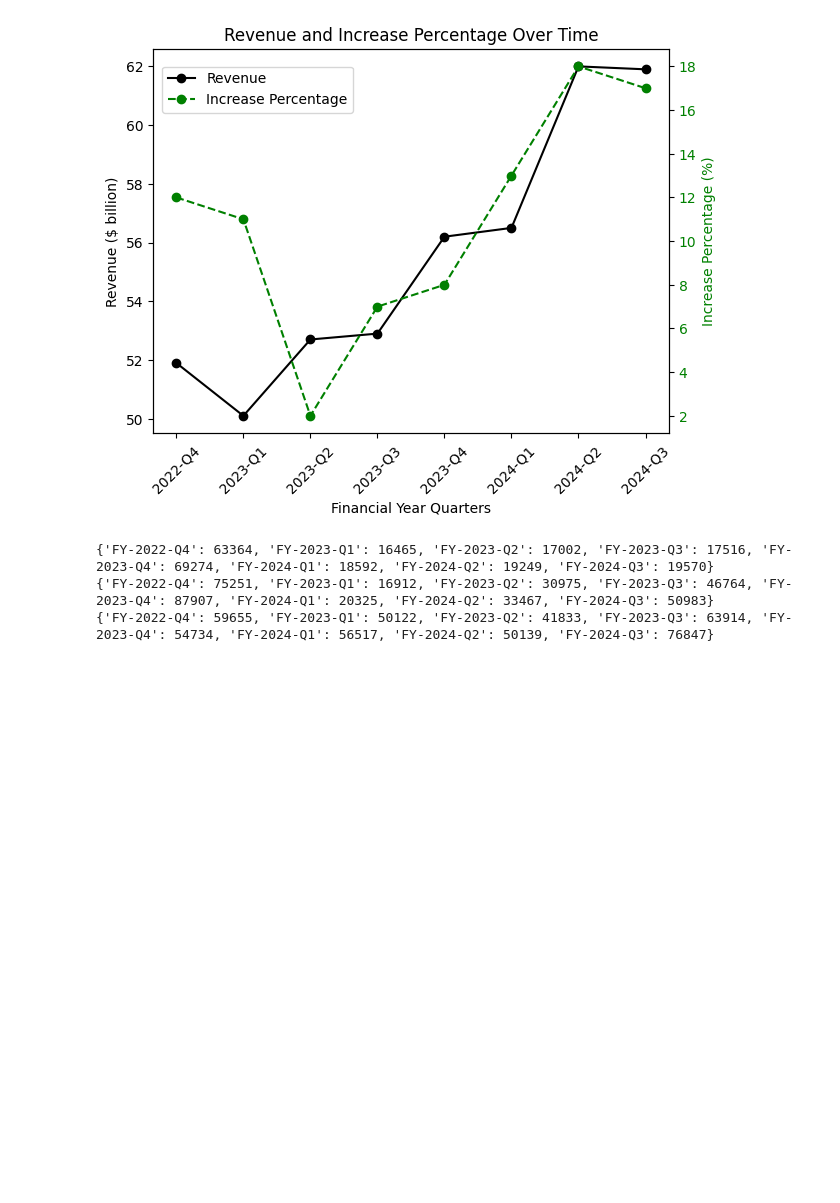
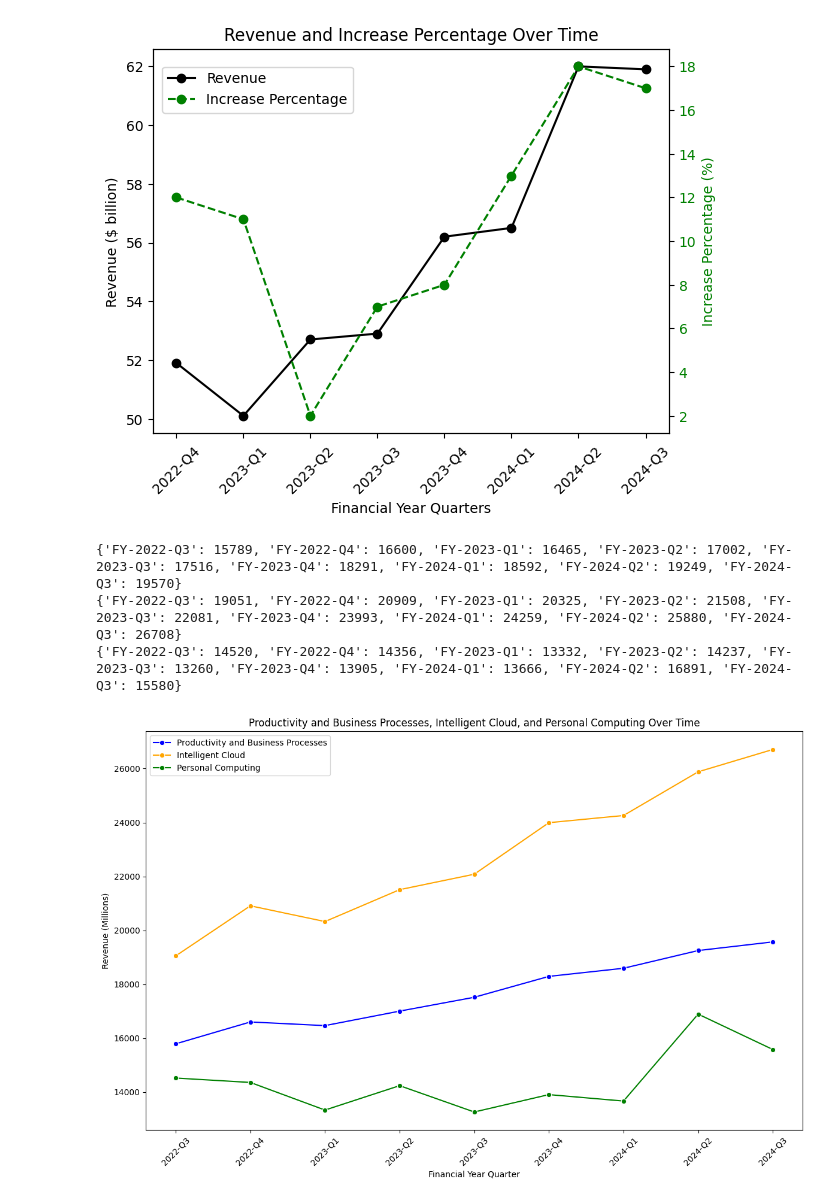
Before and after one commit to jyin1003/US-ai-tech-company-analysis, a Jupyter notebook: microsoft.ipynb, the cells around one changed output. Drawn from its saved outputs; the diff is of its cells as text; code cells hidden in the pictures; blank space fills up the shorter version.

Commit message:
fixed indexing for different quarterly pages

```diff
--- a/microsoft.ipynb
+++ b/microsoft.ipynb
@@ -188,6 +201,8 @@ productivity_and_business_processes = {}
 intelligent_cloud = {}
 personal_computing = {}
 
+q3_cumulative = []
+
 # loop until the end year and quarter
 while not (current_year == END_YEAR and current_quarter == END_QUARTER + 1):
     # get current date
@@ -195,10 +210,20 @@ while not (current_year == END_YEAR and current_quarter == END_QUARTER + 1):
     url = url_builder(date, "S")
 
     # scrape page results for revenue
-    segment_revenue = scrape_segment_revenue(url)
-    productivity_and_business_processes[date] = segment_revenue[0]
-    intelligent_cloud[date] = segment_revenue[1]
-    personal_computing[date] = segment_revenue[2]
+    segment_revenue = scrape_segment_revenue(url, current_quarter)
+    if current_quarter != 4:
+        productivity_and_business_processes[date] = segment_revenue[0]
+        intelligent_cloud[date] = segment_revenue[1]
+        personal_computing[date] = segment_revenue[2]
+
+    # store q3 cumulative to subtract q4's yearly total
+    # or calculate q4 revenue
+    if current_quarter == 3:
+        q3_cumulative = scrape_segment_revenue(url, "cumulative q3")
+    elif current_quarter == 4:
+        productivity_and_business_processes[date] = segment_revenue[0] - q3_cumulative[0]
+        intelligent_cloud[date] = segment_revenue[1] - q3_cumulative[1]
+        personal_computing[date] = segment_revenue[2] - q3_cumulative[2]
 
     # increment the date
     current_quarter += 1 # increment the quarter
@@ -210,10 +235,53 @@ print(productivity_and_business_processes)
 print(intelligent_cloud)
 print(personal_computing)
 
-productivity_and_business_processes = {'FY-2022-Q4': 63364, 'FY-2023-Q1': 16465, 'FY-2023-Q2': 17002, 'FY-2023-Q3': 17516, 'FY-2023-Q4': 69274, 'FY-2024-Q1': 18592, 'FY-2024-Q2': 19249, 'FY-2024-Q3': 19570}
-intelligent_cloud = {'FY-2022-Q4': 75251, 'FY-2023-Q1': 16912, 'FY-2023-Q2': 30975, 'FY-2023-Q3': 46764, 'FY-2023-Q4': 87907, 'FY-2024-Q1': 20325, 'FY-2024-Q2': 33467, 'FY-2024-Q3': 50983}
-personal_computing = {'FY-2022-Q4': 59655, 'FY-2023-Q1': 50122, 'FY-2023-Q2': 41833, 'FY-2023-Q3': 63914, 'FY-2023-Q4': 54734, 'FY-2024-Q1': 56517, 'FY-2024-Q2': 50139, 'FY-2024-Q3': 76847}
+productivity_and_business_processes = {'FY-2022-Q3': 15789, 'FY-2022-Q4': 16600, 'FY-2023-Q1': 16465, 'FY-2023-Q2': 17002, 'FY-2023-Q3': 17516, 'FY-2023-Q4': 18291, 'FY-2024-Q1': 18592, 'FY-2024-Q2': 19249, 'FY-2024-Q3': 19570}
+intelligent_cloud = {'FY-2022-Q3': 19051, 'FY-2022-Q4': 20909, 'FY-2023-Q1': 20325, 'FY-2023-Q2': 21508, 'FY-2023-Q3': 22081, 'FY-2023-Q4': 23993, 'FY-2024-Q1': 24259, 'FY-2024-Q2': 25880, 'FY-2024-Q3': 26708}
+personal_computing = {'FY-2022-Q3': 14520, 'FY-2022-Q4': 14356, 'FY-2023-Q1': 13332, 'FY-2023-Q2': 14237, 'FY-2023-Q3': 13260, 'FY-2023-Q4': 13905, 'FY-2024-Q1': 13666, 'FY-2024-Q2': 16891, 'FY-2024-Q3': 15580}
 # %% [output]
-{'FY-2022-Q4': 63364, 'FY-2023-Q1': 16465, 'FY-2023-Q2': 17002, 'FY-2023-Q3': 17516, 'FY-2023-Q4': 69274, 'FY-2024-Q1': 18592, 'FY-2024-Q2': 19249, 'FY-2024-Q3': 19570}
-{'FY-2022-Q4': 75251, 'FY-2023-Q1': 16912, 'FY-2023-Q2': 30975, 'FY-2023-Q3': 46764, 'FY-2023-Q4': 87907, 'FY-2024-Q1': 20325, 'FY-2024-Q2': 33467, 'FY-2024-Q3': 50983}
-{'FY-2022-Q4': 59655, 'FY-2023-Q1': 50122, 'FY-2023-Q2': 41833, 'FY-2023-Q3': 63914, 'FY-2023-Q4': 54734, 'FY-2024-Q1': 56517, 'FY-2024-Q2': 50139, 'FY-2024-Q3': 76847}
+{'FY-2022-Q3': 15789, 'FY-2022-Q4': 16600, 'FY-2023-Q1': 16465, 'FY-2023-Q2': 17002, 'FY-2023-Q3': 17516, 'FY-2023-Q4': 18291, 'FY-2024-Q1': 18592, 'FY-2024-Q2': 19249, 'FY-2024-Q3': 19570}
+{'FY-2022-Q3': 19051, 'FY-2022-Q4': 20909, 'FY-2023-Q1': 20325, 'FY-2023-Q2': 21508, 'FY-2023-Q3': 22081, 'FY-2023-Q4': 23993, 'FY-2024-Q1': 24259, 'FY-2024-Q2': 25880, 'FY-2024-Q3': 26708}
+{'FY-2022-Q3': 14520, 'FY-2022-Q4': 14356, 'FY-2023-Q1': 13332, 'FY-2023-Q2': 14237, 'FY-2023-Q3': 13260, 'FY-2023-Q4': 13905, 'FY-2024-Q1': 13666, 'FY-2024-Q2': 16891, 'FY-2024-Q3': 15580}
+# %%
+# visualise segment revenue data
+productivity_and_business_processes = {'FY-2022-Q3': 15789, 'FY-2022-Q4': 16600, 'FY-2023-Q1': 16465, 'FY-2023-Q2': 17002, 'FY-2023-Q3': 17516, 'FY-2023-Q4': 18291, 'FY-2024-Q1': 18592, 'FY-2024-Q2': 19249, 'FY-2024-Q3': 19570}
+intelligent_cloud = {'FY-2022-Q3': 19051, 'FY-2022-Q4': 20909, 'FY-2023-Q1': 20325, 'FY-2023-Q2': 21508, 'FY-2023-Q3': 22081, 'FY-2023-Q4': 23993, 'FY-2024-Q1': 24259, 'FY-2024-Q2': 25880, 'FY-2024-Q3': 26708}
+personal_computing = {'FY-2022-Q3': 14520, 'FY-2022-Q4': 14356, 'FY-2023-Q1': 13332, 'FY-2023-Q2': 14237, 'FY-2023-Q3': 13260, 'FY-2023-Q4': 13905, 'FY-2024-Q1': 13666, 'FY-2024-Q2': 16891, 'FY-2024-Q3': 15580}
+
+data = pd.DataFrame({
+    'Financial Year Quarter': list(productivity_and_business_processes.keys()),
+    'Productivity and Business Processes': list(productivity_and_business_processes.values()),
+    'Intelligent Cloud': list(intelligent_cloud.values()),
+    'Personal Computing': list(personal_computing.values())
+})
+
+data['Financial Year Quarter'] = data['Financial Year Quarter'].str.replace('FY-', '')
+
+# Plot
+fig, ax1 = plt.subplots(figsize=(12, 8))
+
+# Plot Productivity and Business Processes
+sns.lineplot(data=data, x='Financial Year Quarter', y='Productivity and Business Processes', ax=ax1, color='blue', marker='o', label='Productivity and Business Processes')
+
+# Plot Intelligent Cloud
+sns.lineplot(data=data, x='Financial Year Quarter', y='Intelligent Cloud', ax=ax1, color='orange', marker='o', label='Intelligent Cloud')
+
+# Plot Personal Computing
+sns.lineplot(data=data, x='Financial Year Quarter', y='Personal Computing', ax=ax1, color='green', marker='o', label='Personal Computing')
+
+# Rotate x-axis labels
+ax1.set_xticklabels(data['Financial Year Quarter'], rotation=45)
+
+# Title and legend
+plt.title('Productivity and Business Processes, Intelligent Cloud, and Personal Computing Over Time')
+plt.xlabel('Financial Year Quarter')
+plt.ylabel('Revenue (Millions)')
+
+# Add legend
+plt.legend()
+
+# Show plot
+plt.tight_layout()
+plt.show()
+# %% [output]
+[figure, added]
```
Also changed, not shown: parts of 2 cells of this notebook.
